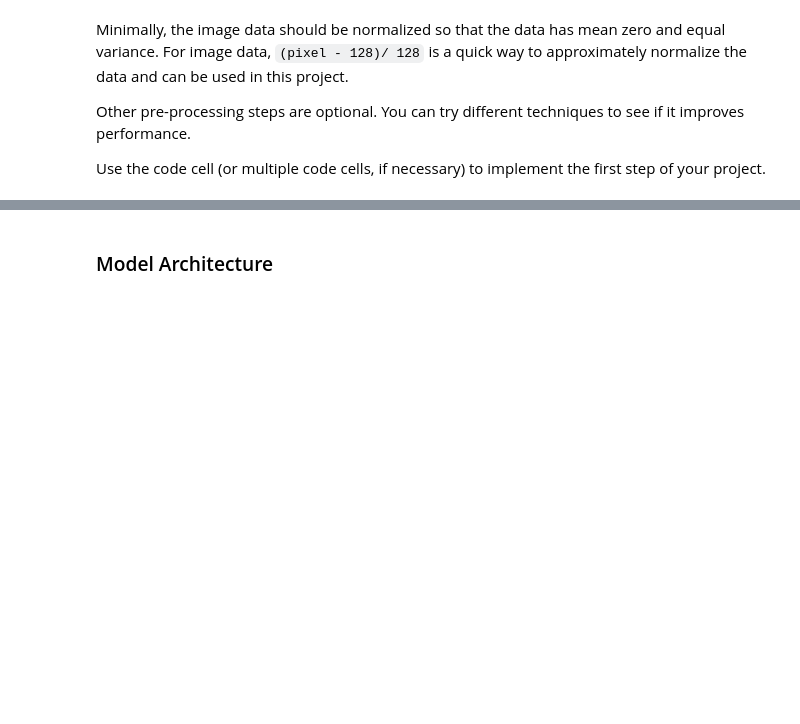
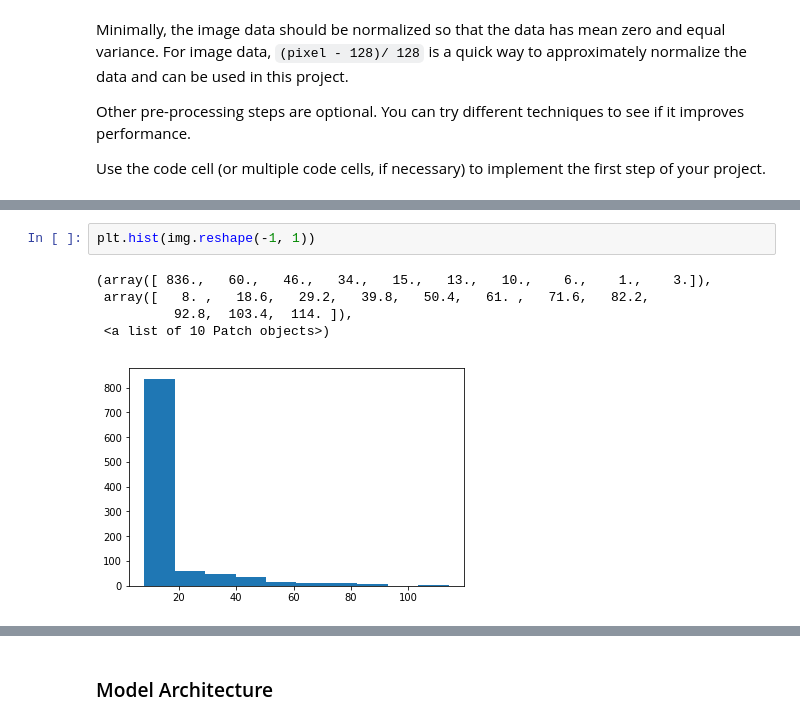
Before and after one commit to turangojayev/CarND-Traffic-Sign-Classifier-Project, a Jupyter notebook: Traffic_Sign_Classifier.ipynb, the cells around one changed output, grey strips where cells are left out. Cells and saved outputs as stored; diff of their text form; blank space fills up the shorter version.

```diff
--- a/Traffic_Sign_Classifier.ipynb
+++ b/Traffic_Sign_Classifier.ipynb
@@ -229,0 +228,8 @@ plt.imshow((img-128)/128)
+# %%
+plt.hist(img.reshape(-1, 1))
+# %% [output]
+(array([ 836.,   60.,   46.,   34.,   15.,   13.,   10.,    6.,    1.,    3.]),
+ array([   8. ,   18.6,   29.2,   39.8,   50.4,   61. ,   71.6,   82.2,
+          92.8,  103.4,  114. ]),
+ <a list of 10 Patch objects>)
+[figure, added]
```
Also changed, not shown: parts of 26 cells of this notebook, 6 other files.
